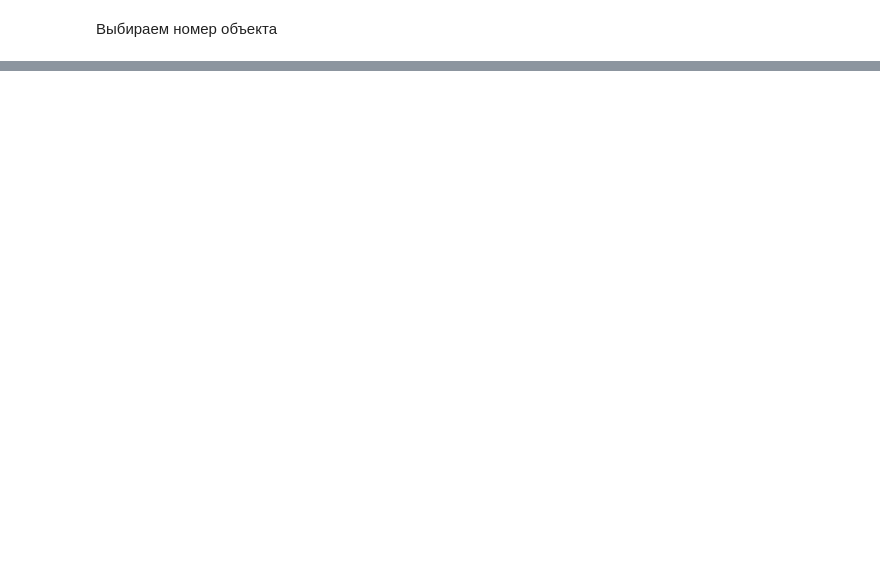
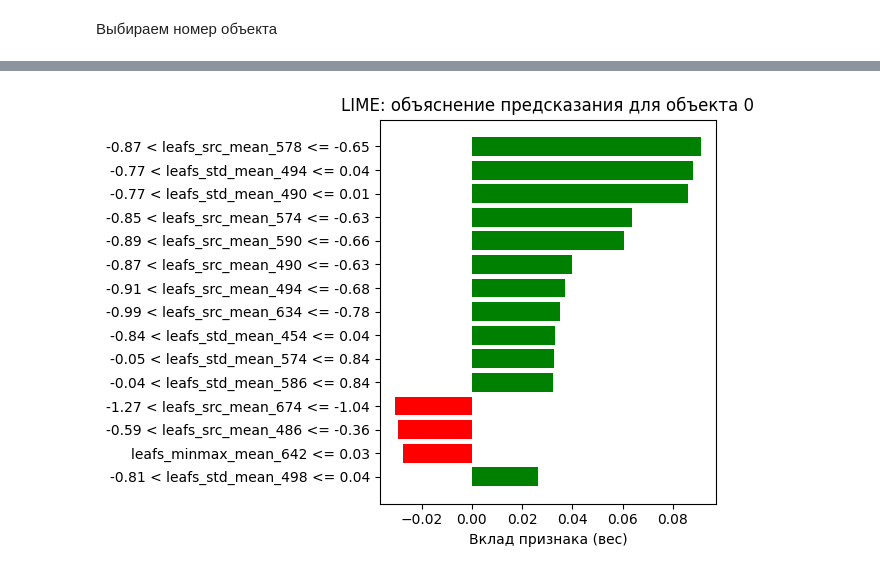
Before and after one commit to Kira-ann/classification-of-hyperspectrum, a Jupyter notebook: Data/explainers/catboost/Lime.ipynb, the cells around one changed output, grey strips where cells are left out. Cells and saved outputs as stored; diff of their text form; code cells hidden in the pictures; blank space fills up the shorter version.

```diff
--- a/Data/explainers/catboost/Lime.ipynb
+++ b/Data/explainers/catboost/Lime.ipynb
@@ -88,0 +163,67 @@ print(df)
+# %%
+import re
+import pandas as pd
+import lime
+import numpy as np
+import matplotlib.pyplot as plt
+
+np.random.seed(42)
+pd.set_option('display.max_colwidth', None)
+pd.set_option('display.width', 300)
+
+def extract_original_feature_name(interval_str):
+    match = re.search(r'(leafs_[a-z]+_[a-z]+_\d+)', interval_str)
+    return match.group(1) if match else interval_str
+
+def translate_to_russian(eng_name):
+    if 'std_mean' in eng_name:
+        wave = eng_name.split('_')[-1]
+        return f'Станд. отклонение коэф. ({wave} нм)'
+    elif 'src_mean' in eng_name:
+        wave = eng_name.split('_')[-1]
+        return f'Ср. значение сырого коэф. ({wave} нм)'
+    elif 'minmax_mean' in eng_name:
+        wave = eng_name.split('_')[-1]
+        return f'Ср. значение норм. коэф. ({wave} нм)'
+    else:
+        return eng_name
+
+def translate_interval_to_russian(interval_str):
+    eng_name = extract_original_feature_name(interval_str)
+    rus_name = translate_to_russian(eng_name)
+    return interval_str.replace(eng_name, rus_name)
+
+explainer = lime.lime_tabular.LimeTabularExplainer(
+    training_data=data.x_train.values,
+    feature_names=data.x.columns.tolist(),
+    class_names=['Здоровый', 'Больной'],
+    discretize_continuous=True,
+    discretizer='quartile'
+)
+
+object = 0
+exp = explainer.explain_instance(
+    data.x_test.iloc[object].values,
+    model.predict_proba,
+    num_features=15
+)
+
+exp.as_pyplot_figure()
+plt.xlabel('Вклад признака (вес)')
+plt.title(f'LIME: объяснение предсказания для объекта {object}')
+plt.tight_layout()
+plt.show()
+
+feature_weights = pd.DataFrame(exp.as_list(), columns=['Интервал_англ', 'Вес признака'])
+feature_weights['Признак_англ'] = feature_weights['Интервал_англ'].apply(extract_original_feature_name)
+feature_weights['Интервал признака'] = feature_weights['Интервал_англ'].apply(translate_interval_to_russian)
+feature_weights['Значение признака'] = data.x_test.iloc[object][feature_weights['Признак_англ']].values
+feature_weights['Направление'] = feature_weights['Вес признака'].apply(lambda x: 'Больной' if x > 0 else 'Здоровый')
+
+feature_weights['abs_вес'] = feature_weights['Вес признака'].abs()
+feature_weights = feature_weights.sort_values('abs_вес', ascending=False).drop('abs_вес', axis=1)
+
+result = feature_weights[['Интервал признака', 'Значение признака', 'Вес признака']]
+print(result.to_string(index=False))
+# %% [output]
+[figure, added]
```
Also changed, not shown: parts of 9 cells of this notebook, 3 other files.
